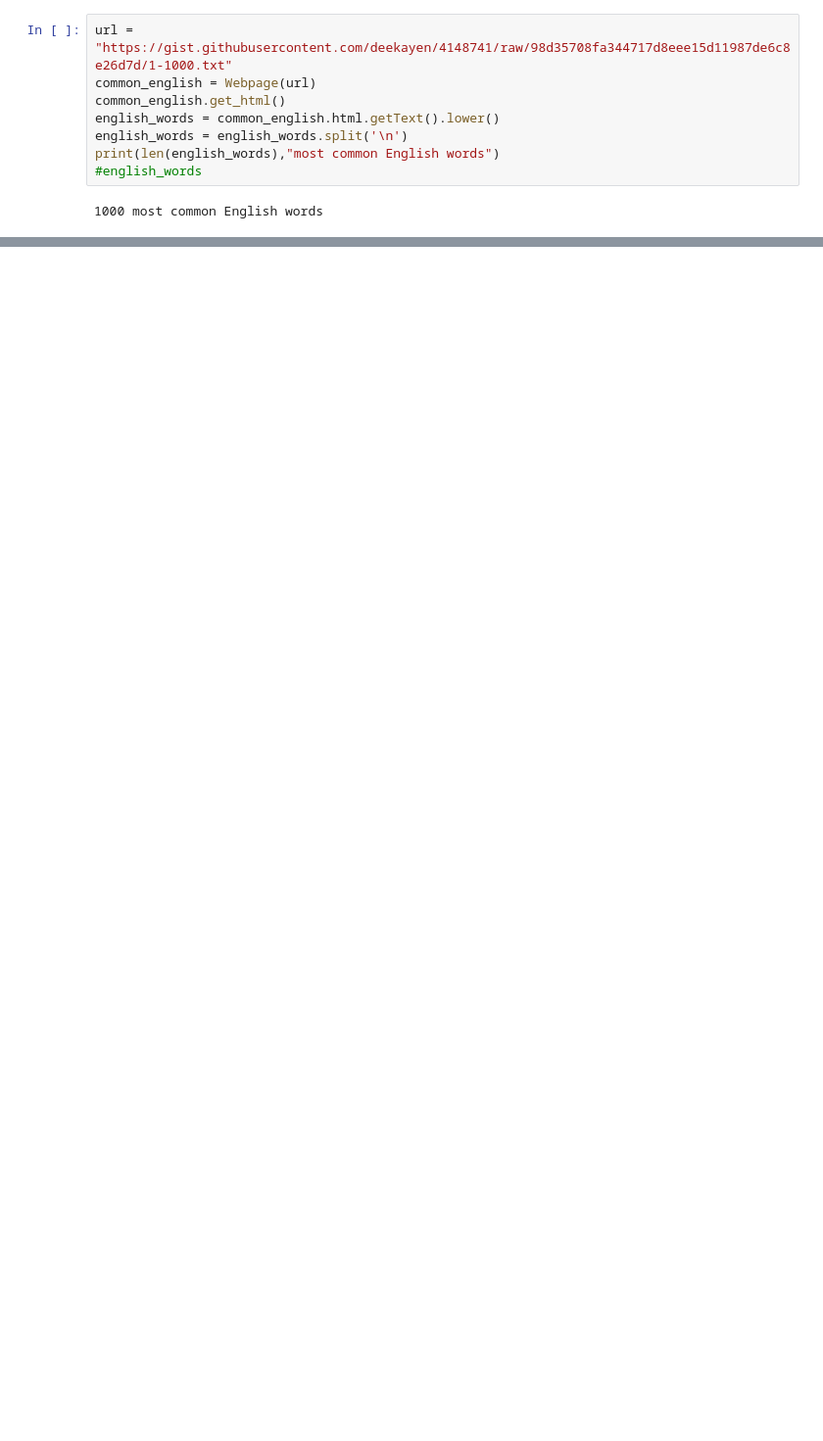
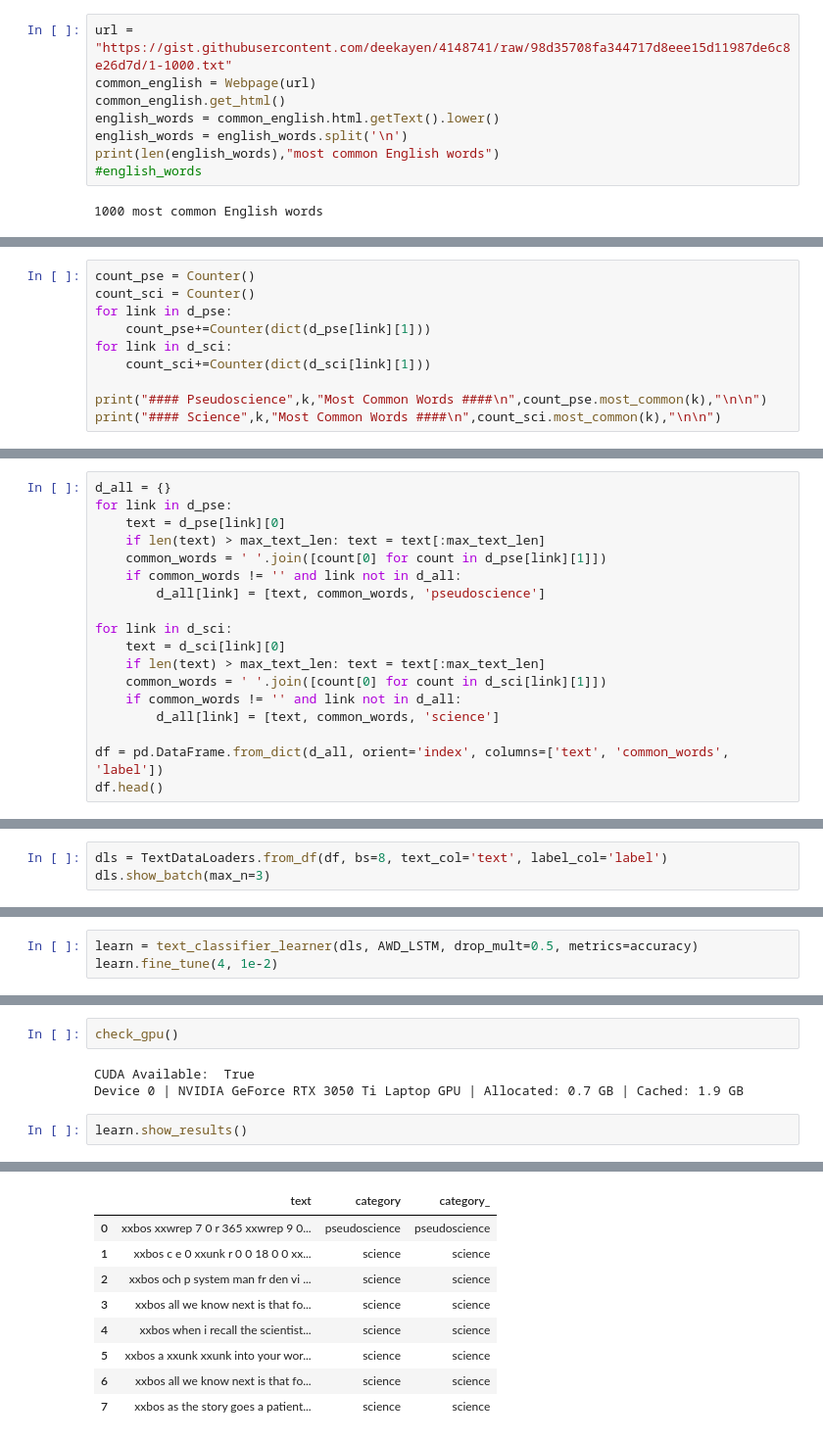
Before and after one commit to sbavery/pseudometer, a Jupyter notebook: nbs/01_data.ipynb, the cells around one changed output, grey strips where cells are left out. Shown: that part at 98% size. Cells and saved outputs as stored; diff of their text form; blank space fills up the shorter version.

```diff
--- a/nbs/01_data.ipynb
+++ b/nbs/01_data.ipynb
@@ -235,0 +227,10 @@ count.most_common()
+# %%
+count_pse = Counter()
+count_sci = Counter()
+for link in d_pse:
+    count_pse+=Counter(dict(d_pse[link][1]))
+for link in d_sci:
+    count_sci+=Counter(dict(d_sci[link][1]))
+
+print("#### Pseudoscience",k,"Most Common Words ####\n",count_pse.most_common(k),"\n\n")
+print("#### Science",k,"Most Common Words ####\n",count_sci.most_common(k),"\n\n")
@@ -235,0 +246,18 @@ count.most_common()
+# %%
+d_all = {}
+for link in d_pse:
+    text = d_pse[link][0]
+    if len(text) > max_text_len: text = text[:max_text_len]
+    common_words = ' '.join([count[0] for count in d_pse[link][1]])
+    if common_words != '' and link not in d_all:
+        d_all[link] = [text, common_words, 'pseudoscience']
+
+for link in d_sci:
+    text = d_sci[link][0]
+    if len(text) > max_text_len: text = text[:max_text_len]
+    common_words = ' '.join([count[0] for count in d_sci[link][1]])
+    if common_words != '' and link not in d_all:
+        d_all[link] = [text, common_words, 'science']
+
+df = pd.DataFrame.from_dict(d_all, orient='index', columns=['text', 'common_words', 'label'])
+df.head()
@@ -235,0 +271,3 @@ count.most_common()
+# %%
+dls = TextDataLoaders.from_df(df, bs=8, text_col='text', label_col='label')
+dls.show_batch(max_n=3)
@@ -235,0 +280,3 @@ count.most_common()
+# %%
+learn = text_classifier_learner(dls, AWD_LSTM, drop_mult=0.5, metrics=accuracy)
+learn.fine_tune(4, 1e-2)
@@ -235,0 +291,8 @@ count.most_common()
+# %%
+check_gpu()
+# %% [output]
+CUDA Available:  True
+Device 0 | NVIDIA GeForce RTX 3050 Ti Laptop GPU | Allocated: 0.7 GB | Cached: 1.9 GB
+# %%
+learn.show_results()
+# %% [output]
@@ -235,0 +300,9 @@ count.most_common()
+|  | text | category | category_ |
+| 0 | xxbos xxwrep 7 0 r 365 xxwrep 9 0... | pseudoscience | pseudoscience |
+| 1 | xxbos c e 0 xxunk r 0 0 18 0 0 xx... | science | science |
+| 2 | xxbos och p system man fr den vi ... | science | science |
+| 3 | xxbos all we know next is that fo... | science | science |
+| 4 | xxbos when i recall the scientist... | science | science |
+| 5 | xxbos a xxunk xxunk into your wor... | science | science |
+| 6 | xxbos all we know next is that fo... | science | science |
+| 7 | xxbos as the story goes a patient... | science | science |
```
Also changed, not shown: parts of 28 cells of this notebook, 4 other files.
